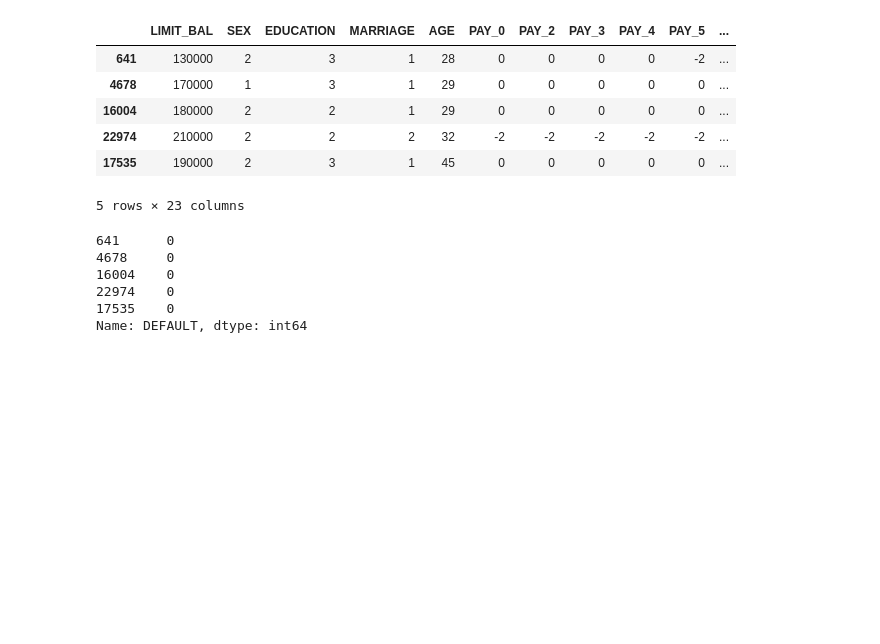
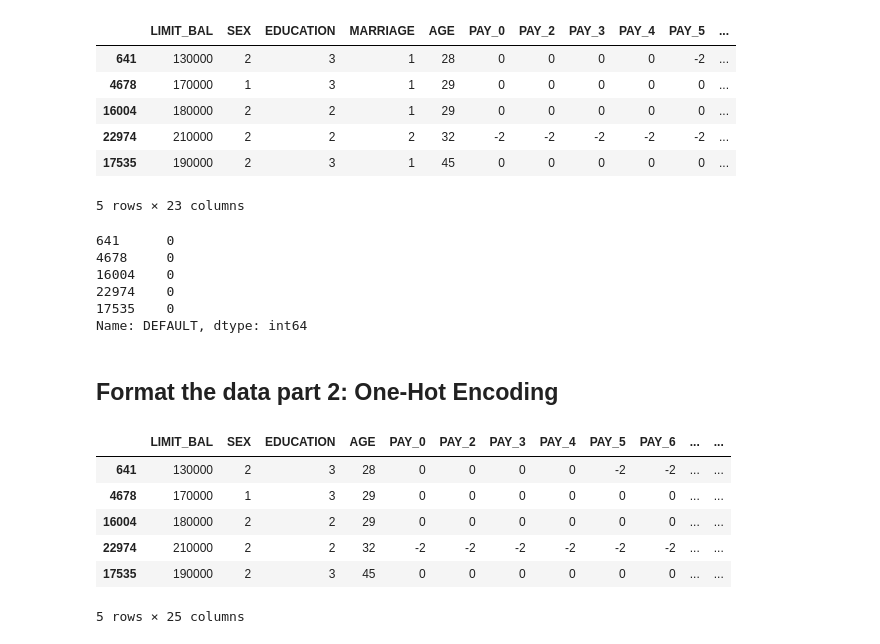
Before and after one commit to lkarjun/data-science-from-scratch, a Jupyter notebook: 16 Logistic Rigression/support_vector_machine.ipynb, the cells around one changed output. Drawn from its saved outputs; the diff is of its cells as text; code cells hidden in the pictures; blank space fills up the shorter version.

```diff
--- a/16 Logistic Rigression/support_vector_machine.ipynb
+++ b/16 Logistic Rigression/support_vector_machine.ipynb
@@ -168,3 +168,15 @@ y.head()
 22974    0
 17535    0
 Name: DEFAULT, dtype: int64
+# %% [markdown]
+## Format the data part 2: One-Hot Encoding
+# %%
+pd.get_dummies(X, columns=["MARRIAGE"]).head()
+# %% [output]
+|  | LIMIT_BAL | SEX | EDUCATION | AGE | PAY_0 | PAY_2 | PAY_3 | PAY_4 | PAY_5 | PAY_6 | ... | ... |
+| 641 | 130000 | 2 | 3 | 28 | 0 | 0 | 0 | 0 | -2 | -2 | ... | ... |
+| 4678 | 170000 | 1 | 3 | 29 | 0 | 0 | 0 | 0 | 0 | 0 | ... | ... |
+| 16004 | 180000 | 2 | 2 | 29 | 0 | 0 | 0 | 0 | 0 | 0 | ... | ... |
+| 22974 | 210000 | 2 | 2 | 32 | -2 | -2 | -2 | -2 | -2 | -2 | ... | ... |
+| 17535 | 190000 | 2 | 3 | 45 | 0 | 0 | 0 | 0 | 0 | 0 | ... | ... |
+5 rows × 25 columns
```
Also changed, not shown: parts of 7 cells of this notebook.
